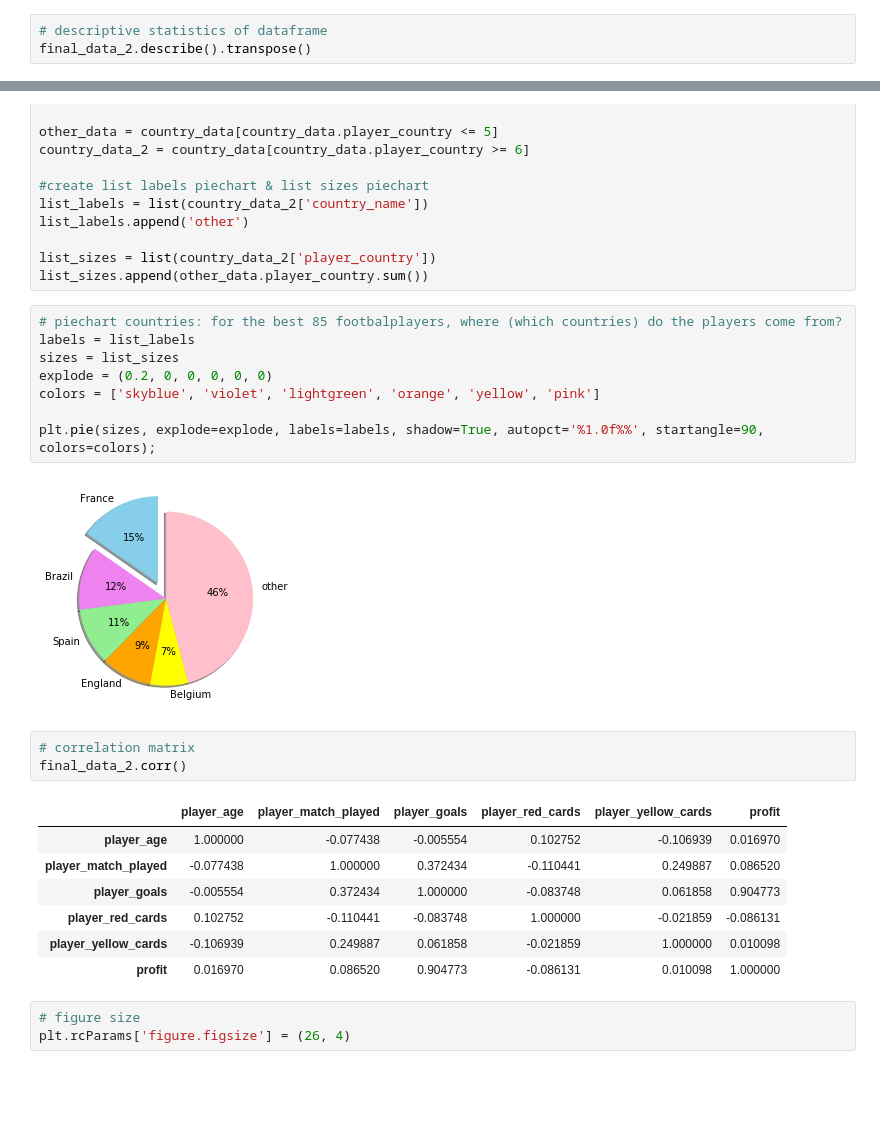
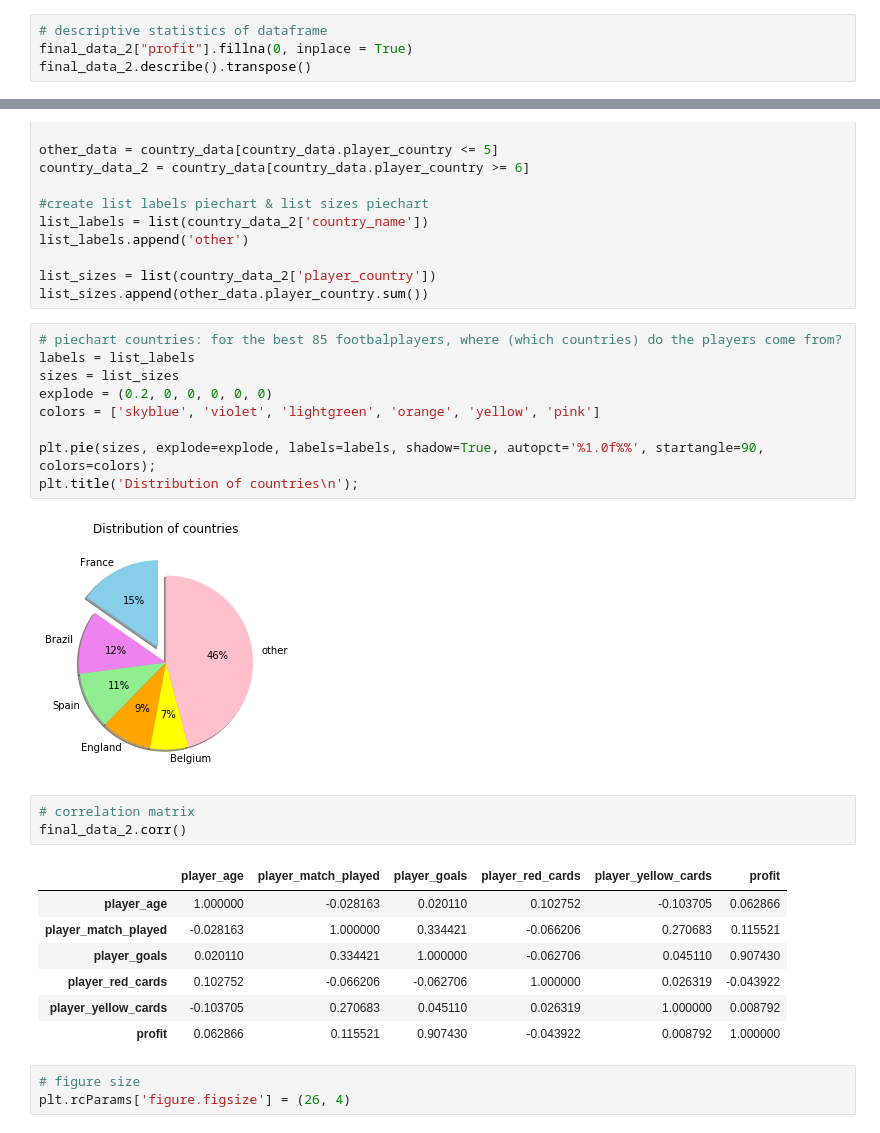
Before and after one commit to Noortje-Taal/W4_project3, a Jupyter notebook: Project week 3 & 4.ipynb, the cells around one changed output, grey strips where cells are left out. Cells and saved outputs as stored; diff of their text form; blank space fills up the shorter version.

```diff
--- a/Project week 3 & 4.ipynb
+++ b/Project week 3 & 4.ipynb
@@ -175,5 +175,6 @@ See the caveats in the documentation: http://pandas.pydata.org/pandas-docs/stabl
 # ANALYSE & VISUALISATION PART
 # %%
 # descriptive statistics of dataframe
+final_data_2["profit"].fillna(0, inplace = True)
 final_data_2.describe().transpose()
 # %% [output]
@@ -224,24 +232,25 @@ list_sizes.append(other_data.player_country.sum())
 # %%
 # piechart countries: for the best 85 footbalplayers, where (which countries) do the players come from?
 labels = list_labels
 sizes = list_sizes
 explode = (0.2, 0, 0, 0, 0, 0)
 colors = ['skyblue', 'violet', 'lightgreen', 'orange', 'yellow', 'pink']
 
 plt.pie(sizes, explode=explode, labels=labels, shadow=True, autopct='%1.0f%%', startangle=90, colors=colors);
+plt.title('Distribution of countries\n');
 # %% [output]
-[figure, old version]
+[figure, new version]
 # %%
 # correlation matrix
 final_data_2.corr()
 # %% [output]
 |  | player_age | player_match_played | player_goals | player_red_cards | player_yellow_cards | profit |
-| player_age | 1.000000 | -0.077438 | -0.005554 | 0.102752 | -0.106939 | 0.016970 |
-| player_match_played | -0.077438 | 1.000000 | 0.372434 | -0.110441 | 0.249887 | 0.086520 |
-| player_goals | -0.005554 | 0.372434 | 1.000000 | -0.083748 | 0.061858 | 0.904773 |
-| player_red_cards | 0.102752 | -0.110441 | -0.083748 | 1.000000 | -0.021859 | -0.086131 |
-| player_yellow_cards | -0.106939 | 0.249887 | 0.061858 | -0.021859 | 1.000000 | 0.010098 |
-| profit | 0.016970 | 0.086520 | 0.904773 | -0.086131 | 0.010098 | 1.000000 |
+| player_age | 1.000000 | -0.028163 | 0.020110 | 0.102752 | -0.103705 | 0.062866 |
+| player_match_played | -0.028163 | 1.000000 | 0.334421 | -0.066206 | 0.270683 | 0.115521 |
+| player_goals | 0.020110 | 0.334421 | 1.000000 | -0.062706 | 0.045110 | 0.907430 |
+| player_red_cards | 0.102752 | -0.066206 | -0.062706 | 1.000000 | 0.026319 | -0.043922 |
+| player_yellow_cards | -0.103705 | 0.270683 | 0.045110 | 0.026319 | 1.000000 | 0.008792 |
+| profit | 0.062866 | 0.115521 | 0.907430 | -0.043922 | 0.008792 | 1.000000 |
 # %%
 # figure size
 plt.rcParams['figure.figsize'] = (26, 4)
```
Also changed, not shown: parts of 12 cells of this notebook, 1 other file.
